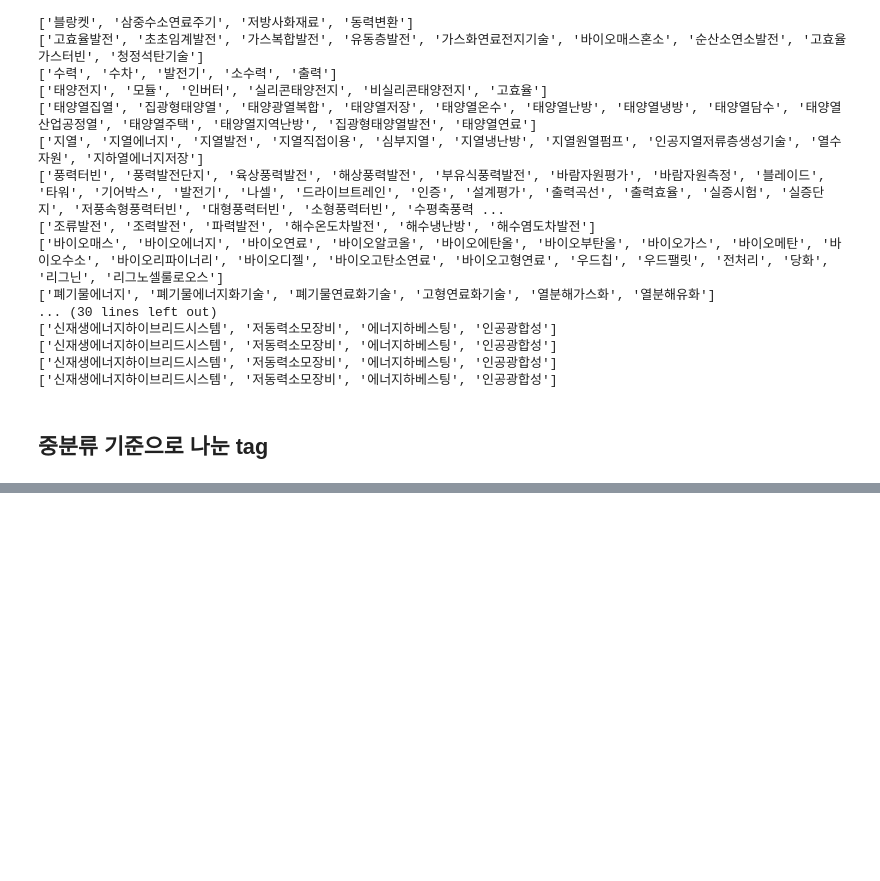
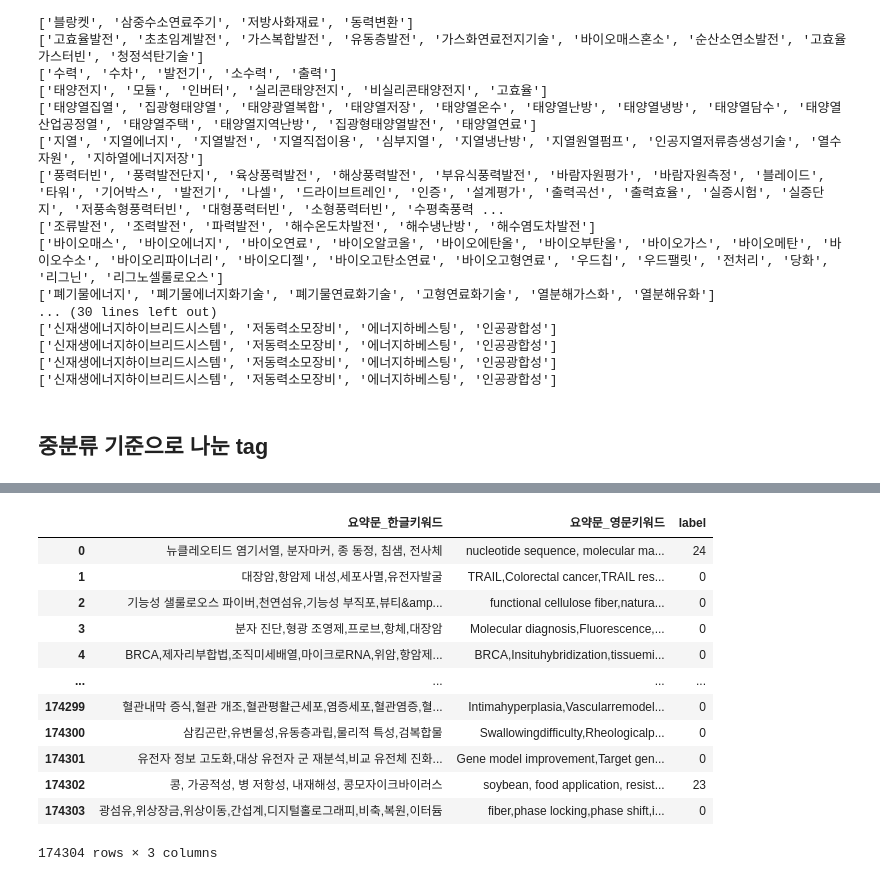
Before and after one commit to Moon-Seona/wanted2_weather, a Jupyter notebook: crawling.ipynb, the cells around one changed output, grey strips where cells are left out. Saved outputs shown, nothing was run; the diff lists cells and outputs as text; code cells hidden in the pictures; blank space fills up the shorter version.

```diff
--- a/crawling.ipynb
+++ b/crawling.ipynb
@@ -216,0 +222,2 @@ for i, j, k in zip(middleKorean, middleEnglish, range(15)):
+# %%
+train_set = pd.read_csv('./open/train.csv')
@@ -216,0 +233,16 @@ for i, j, k in zip(middleKorean, middleEnglish, range(15)):
+# %%
+train_set[['요약문_한글키워드','요약문_영문키워드', 'label']]
+# %% [output]
+|  | 요약문_한글키워드 | 요약문_영문키워드 | label |
+| 0 | 뉴클레오티드 염기서열, 분자마커, 종 동정, 침샘, 전사체 | nucleotide sequence, molecular ma... | 24 |
+| 1 | 대장암,항암제 내성,세포사멸,유전자발굴 | TRAIL,Colorectal cancer,TRAIL res... | 0 |
+| 2 | 기능성 샐룰로오스 파이버,천연섬유,기능성 부직포,뷰티&amp... | functional cellulose fiber,natura... | 0 |
+| 3 | 분자 진단,형광 조영제,프로브,항체,대장암 | Molecular diagnosis,Fluorescence,... | 0 |
+| 4 | BRCA,제자리부합법,조직미세배열,마이크로RNA,위암,항암제... | BRCA,Insituhybridization,tissuemi... | 0 |
+| ... | ... | ... | ... |
+| 174299 | 혈관내막 증식,혈관 개조,혈관평활근세포,염증세포,혈관염증,혈... | Intimahyperplasia,Vascularremodel... | 0 |
+| 174300 | 삼킴곤란,유변물성,유동층과립,물리적 특성,검복합물 | Swallowingdifficulty,Rheologicalp... | 0 |
+| 174301 | 유전자 정보 고도화,대상 유전자 군 재분석,비교 유전체 진화... | Gene model improvement,Target gen... | 0 |
+| 174302 | 콩, 가공적성, 병 저항성, 내재해성, 콩모자이크바이러스 | soybean, food application, resist... | 23 |
+| 174303 | 광섬유,위상장금,위상이동,간섭계,디지털홀로그래피,비축,복원,이터듐 | fiber,phase locking,phase shift,i... | 0 |
+174304 rows × 3 columns
```
Also changed, not shown: parts of 13 cells of this notebook.
